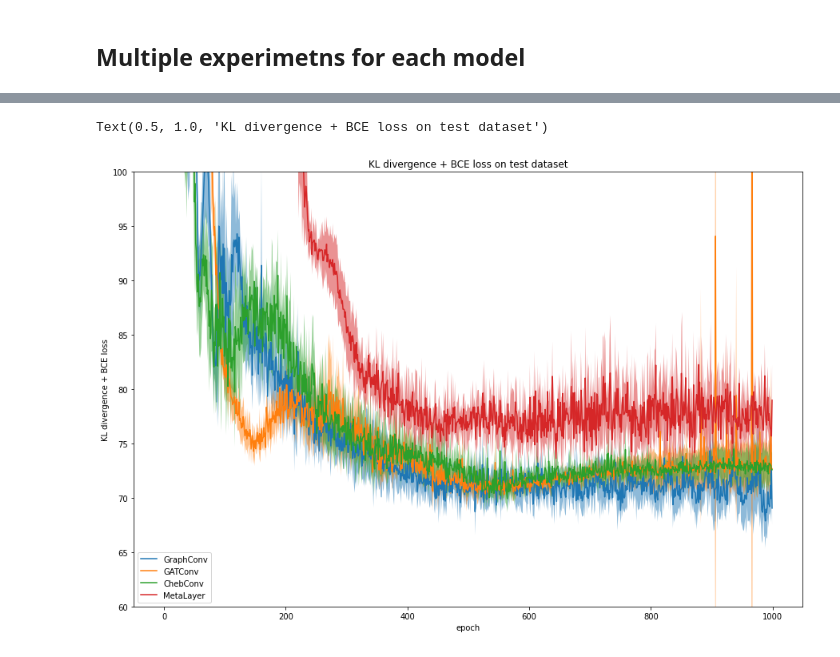
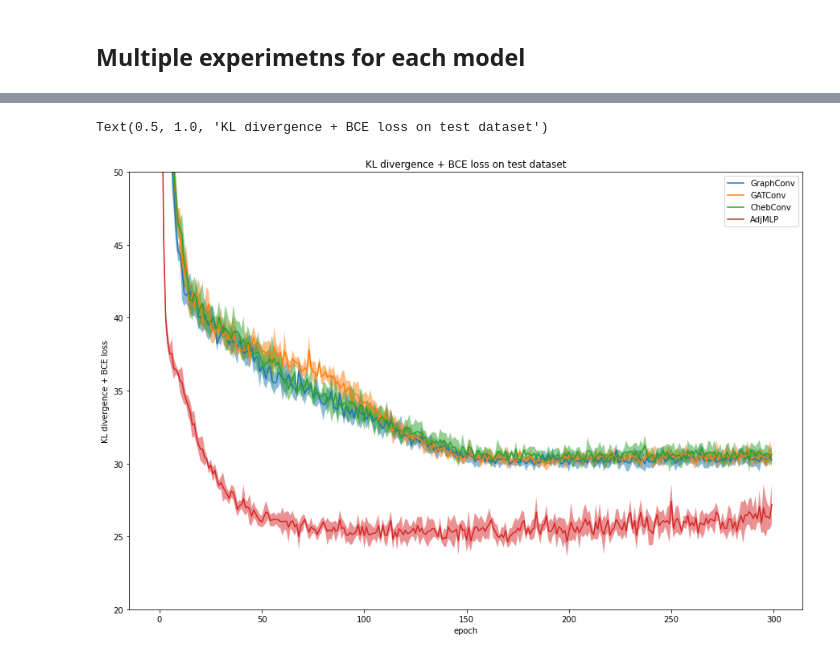
Before and after one commit to maxxxzdn/eegVAE, a Jupyter notebook: ModelComparison.ipynb, the cells around one changed output, grey strips where cells are left out. Drawn from its saved outputs; the diff is of its cells as text; code cells hidden in the pictures.

```diff
--- a/ModelComparison.ipynb
+++ b/ModelComparison.ipynb
@@ -65,24 +67,28 @@ save_file = 'model'
 
 dims = {"e_f": edge_dim, 'n_f': feat_dim, 'u_f': latent_dim, 'hidden': hidden_dim}
 # %%
-model_conv = convVAE(n_nodes, feat_dim, hidden_dim, latent_dim)
+model_conv = convVAE(n_nodes, feat_dim, hidden_dim, latent_dim, beta, dropout)
 optimizer_conv = torch.optim.Adam(model_conv.parameters(), lr=lr)
-model_att = attVAE(n_nodes, feat_dim, hidden_dim, latent_dim)
+model_att = attVAE(n_nodes, feat_dim, hidden_dim, latent_dim, beta)
 optimizer_att = torch.optim.Adam(model_att.parameters(), lr=lr)
-model_cheb = chebVAE(n_nodes, feat_dim, hidden_dim, latent_dim)
+model_cheb = chebVAE(n_nodes, feat_dim, hidden_dim, latent_dim, beta)
 optimizer_cheb = torch.optim.Adam(model_cheb.parameters(), lr=lr)
-model_mp = mpVAE(n_nodes, dims)
+model_mp = mpVAE(n_nodes, dims, beta)
 optimizer_mp = torch.optim.Adam(model_mp.parameters(), lr=lr)
+model_adj = adjVAE(n_nodes, 400, latent_dim, beta)
+optimizer_adj = torch.optim.Adam(model_adj.parameters(), lr=lr)
 
 log_conv = fit(model_conv, optimizer_conv, train_loader, test_loader, epochs, save_file)
 log_att = fit(model_att, optimizer_att, train_loader, test_loader, epochs, save_file)
 log_cheb = fit(model_cheb, optimizer_cheb, train_loader, test_loader, epochs, save_file)
 log_mp = fit(model_mp, optimizer_mp, train_loader, test_loader, epochs, save_file)
+log_adj = fit(model_adj, optimizer_adj, train_loader, test_loader, epochs, save_file)
 
 plt.plot(log_conv['test_loss'], label = 'GraphConv')
 plt.plot(log_att['test_loss'], label = 'GATConv')
 plt.plot(log_mp['test_loss'], label = 'MetaLayer')
 plt.plot(log_cheb['test_loss'], label = 'ChebConv')
+plt.plot(log_adj['test_loss'], label = 'adjConv')
 plt.legend()
 plt.ylim(60, 150)
 plt.title('Performance of different models')
@@ -95,29 +101,33 @@ KeyboardInterrupt:
 ## Multiple experimetns for each model
 # %%
 """
-
 logs_conv = []
 for i in range(5):
-    model_conv = convVAE(n_nodes, feat_dim, hidden_dim, latent_dim)
+    model_conv = convVAE(n_nodes, feat_dim, hidden_dim, latent_dim, beta, dropout)
     optimizer_conv = torch.optim.Adam(model_conv.parameters(), lr=lr)
     logs_conv.append(fit(model_conv, optimizer_conv, train_loader, test_loader, epochs, save_file))
 logs_att = []
 for i in range(5):
-    model_att = attVAE(n_nodes, feat_dim, hidden_dim, latent_dim)
+    model_att = attVAE(n_nodes, feat_dim, hidden_dim, latent_dim, beta)
     optimizer_att = torch.optim.Adam(model_att.parameters(), lr=lr)
     logs_att.append(fit(model_att, optimizer_att, train_loader, test_loader, epochs, save_file))
 logs_cheb = []
 for i in range(5):
-    model_cheb = chebVAE(n_nodes, feat_dim, hidden_dim, latent_dim)
+    model_cheb = chebVAE(n_nodes, feat_dim, hidden_dim, latent_dim, beta)
     optimizer_cheb = torch.optim.Adam(model_cheb.parameters(), lr=lr)
     logs_cheb.append(fit(model_cheb, optimizer_cheb, train_loader, test_loader, epochs, save_file))
+logs_adj = []
+for i in range(5):
+    model_adj = adjVAE(n_nodes, 400, latent_dim, beta)
+    optimizer_adj = torch.optim.Adam(model_adj.parameters(), lr=lr)
+    logs_adj.append(fit(model_adj, optimizer_adj, train_loader, test_loader, epochs, save_file))
 
 """
 logs_mp = []
 for i in range(5):
-    model_mp = mpVAE(n_nodes, dims)
+    model_mp = mpVAE(n_nodes, dims, beta)
     optimizer_mp = torch.optim.Adam(model_mp.parameters(), lr=lr*0.1)
-    logs_mp.append(fit(model_mp, optimizer_mp, train_loader, test_loader, epochs, save_file))
+    logs_mp.append(fit(model_mp, optimizer_mp, train_loader, test_loader, 1000, save_file))
 # %% [output]
 Optimization Finished!
 Model type: mp
@@ -143,24 +153,26 @@ mean_cheb = np.array([lc['test_loss'] for lc in logs_cheb]).mean(0)
 std_cheb = np.array([lc['test_loss'] for lc in logs_cheb]).std(0)
 mean_mp = np.array([lc['test_loss'] for lc in logs_mp]).mean(0)
 std_mp = np.array([lc['test_loss'] for lc in logs_mp]).std(0)
+mean_adj = np.array([lc['test_loss'] for lc in logs_adj]).mean(0)
+std_adj = np.array([lc['test_loss'] for lc in logs_adj]).std(0)
 # %%
 plt.figure(figsize = [15,10])
 plt.plot(mean_conv, label = 'GraphConv')
 plt.fill_between(range(epochs), (mean_conv-std_conv), (mean_conv+std_conv), alpha = 0.5)
-plt.ylim(60,100)
 plt.plot(mean_att, label = 'GATConv')
 plt.fill_between(range(epochs), (mean_att-std_att), (mean_att+std_att), alpha = 0.5)
-plt.ylim(60,100)
 plt.plot(mean_cheb, label = 'ChebConv')
 plt.fill_between(range(epochs), (mean_cheb-std_cheb), (mean_cheb+std_cheb), alpha = 0.5)
-plt.ylim(60,100)
-plt.plot(mean_mp, label = 'MetaLayer')
-plt.fill_between(range(epochs), mean_mp-std_mp, mean_mp+std_mp, alpha = 0.5)
-plt.ylim(60,100)
+plt.plot(mean_adj, label = 'AdjMLP')
+plt.fill_between(range(epochs), (mean_adj-std_adj), (mean_adj+std_adj), alpha = 0.5)
+plt.ylim(20,50)
+#plt.plot(mean_mp, label = 'MetaLayer')
+#plt.fill_between(range(epochs), mean_mp-std_mp, mean_mp+std_mp, alpha = 0.5)
+#plt.ylim(60,100)
 plt.legend()
 plt.xlabel('epoch')
 plt.ylabel('KL divergence + BCE loss')
 plt.title('KL divergence + BCE loss on test dataset')
 # %% [output]
 Text(0.5, 1.0, 'KL divergence + BCE loss on test dataset')
-[figure, old version]
+[figure, new version]
```
Also changed, not shown: parts of 4 cells of this notebook, 20 other files.
